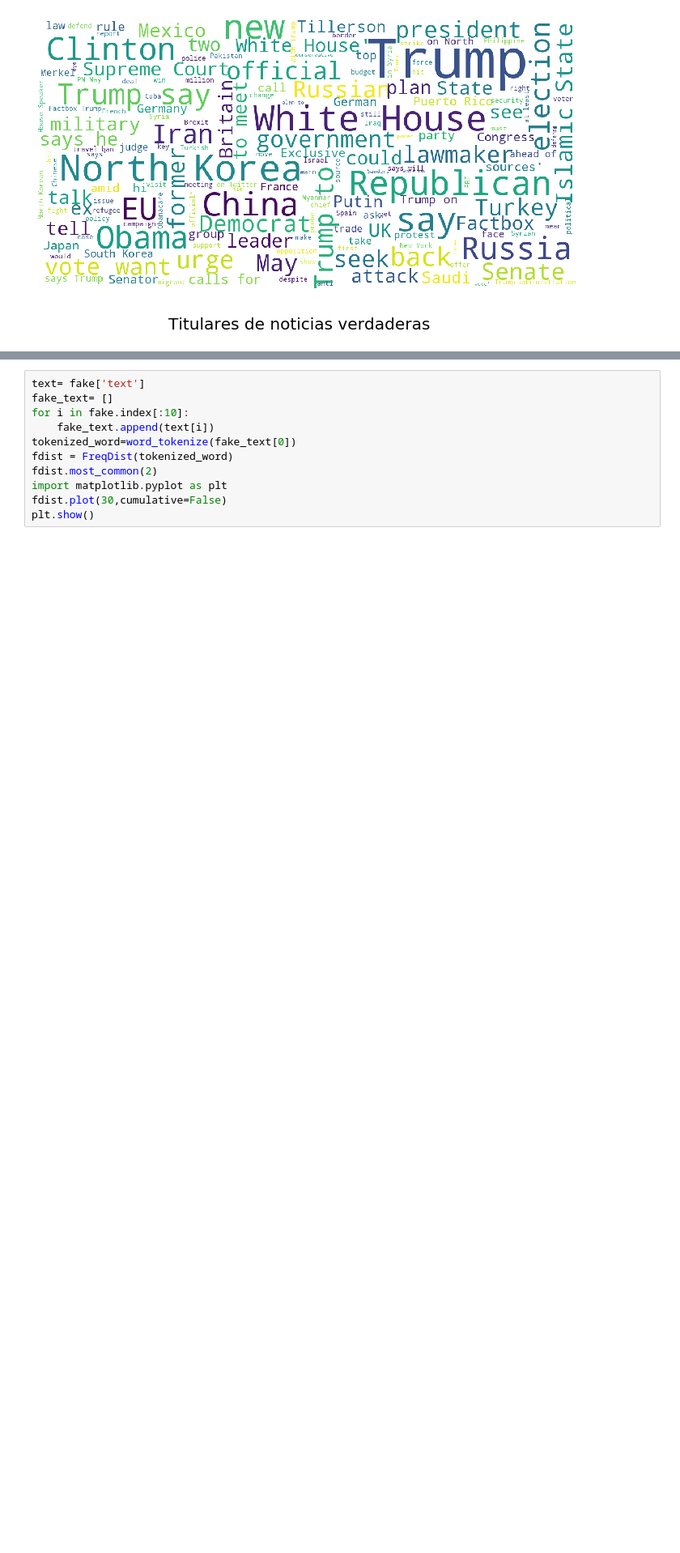
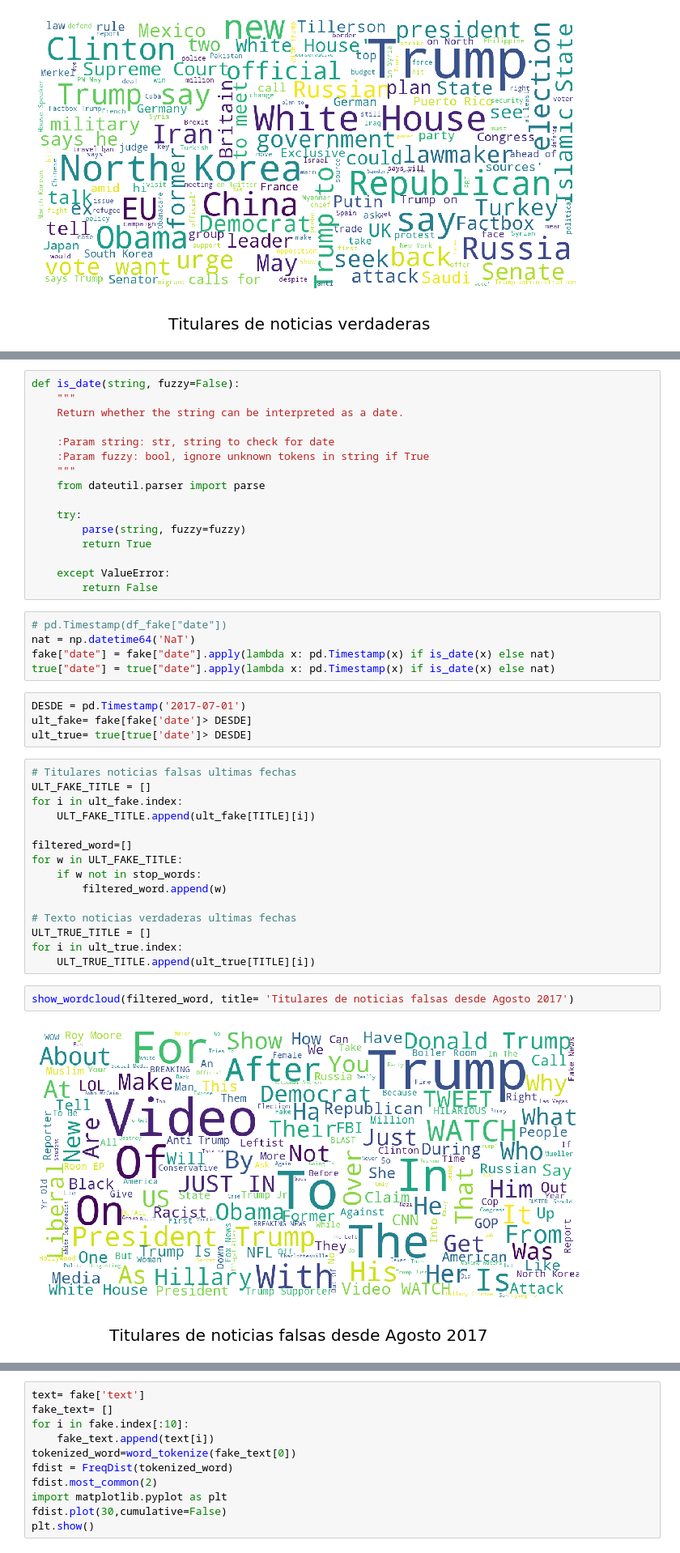
Before and after one commit to framunoz/Detector-Noticias-Falsas, a Jupyter notebook: codigo/Deteccion de noticias falsas.ipynb, the cells around one changed output, grey strips where cells are left out. Shown at 81% size. Saved outputs shown, nothing was run; the diff lists cells and outputs as text; blank space fills up the shorter version.

```diff
--- a/codigo/Deteccion de noticias falsas.ipynb
+++ b/codigo/Deteccion de noticias falsas.ipynb
@@ -81,0 +85,44 @@ show_wordcloud(TRUE_TITLE, title= 'Titulares de noticias verdaderas')
+# %%
+def is_date(string, fuzzy=False):
+    """
+    Return whether the string can be interpreted as a date.
+
+    :Param string: str, string to check for date
+    :Param fuzzy: bool, ignore unknown tokens in string if True
+    """
+    from dateutil.parser import parse
+
+    try:
+        parse(string, fuzzy=fuzzy)
+        return True
+
+    except ValueError:
+        return False
+# %%
+# pd.Timestamp(df_fake["date"])
+nat = np.datetime64('NaT')
+fake["date"] = fake["date"].apply(lambda x: pd.Timestamp(x) if is_date(x) else nat)
+true["date"] = true["date"].apply(lambda x: pd.Timestamp(x) if is_date(x) else nat)
+# %%
+DESDE = pd.Timestamp('2017-07-01')
+ult_fake= fake[fake['date']> DESDE]
+ult_true= true[true['date']> DESDE]
+# %%
+# Titulares noticias falsas ultimas fechas
+ULT_FAKE_TITLE = []
+for i in ult_fake.index:
+    ULT_FAKE_TITLE.append(ult_fake[TITLE][i])
+
+filtered_word=[]
+for w in ULT_FAKE_TITLE:
+    if w not in stop_words:
+        filtered_word.append(w)
+
+# Texto noticias verdaderas ultimas fechas
+ULT_TRUE_TITLE = []
+for i in ult_true.index:
+    ULT_TRUE_TITLE.append(ult_true[TITLE][i])
+# %%
+show_wordcloud(filtered_word, title= 'Titulares de noticias falsas desde Agosto 2017')
+# %% [output]
+[figure, added]
```
Also changed, not shown: parts of 4 cells of this notebook, 1 other file.
